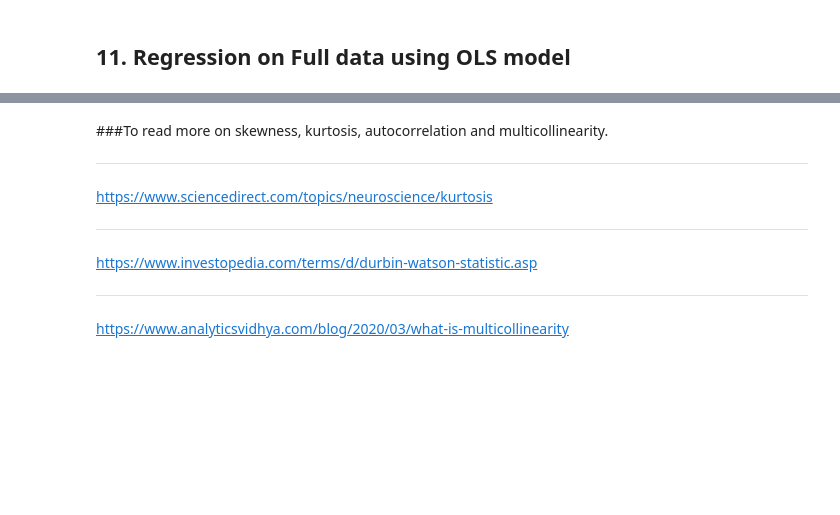
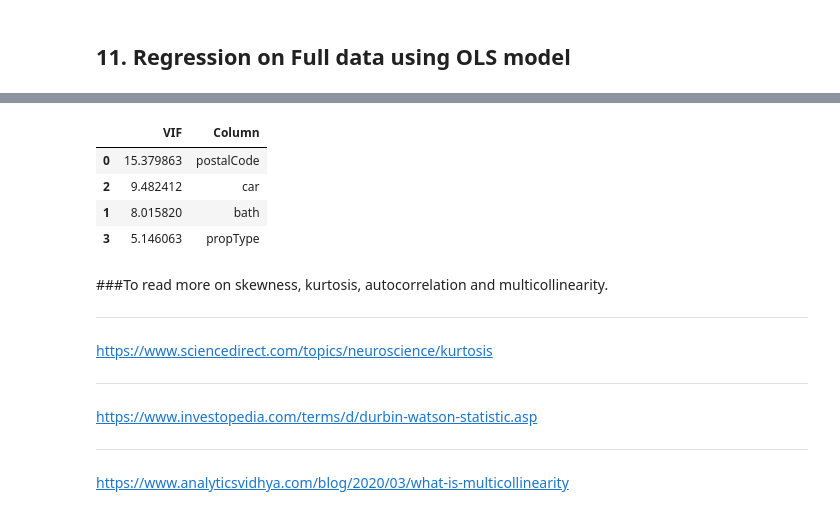
Before and after one commit to DLPY/Regression-Session-2, a Jupyter notebook: SydneyHousePrices_MultipleRegression.ipynb, the cells around one changed output, grey strips where cells are left out. Saved outputs shown, nothing was run; the diff lists cells and outputs as text; code cells hidden in the pictures; blank space fills up the shorter version.

```diff
--- a/SydneyHousePrices_MultipleRegression.ipynb
+++ b/SydneyHousePrices_MultipleRegression.ipynb
@@ -168,3 +356,16 @@ print(Regression.summary())
+# %%
+from statsmodels.stats.outliers_influence import variance_inflation_factor
+VIF = df_no_outlier[list(df_no_outlier.columns[:-1])]
+vif_info = pd.DataFrame()
+vif_info['VIF'] = [variance_inflation_factor(VIF.values, i) for i in range(VIF.shape[1])]
+vif_info['Column'] = VIF.columns
+vif_info.sort_values('VIF', ascending=False)
+# %% [output]
+|  | VIF | Column |
+| 0 | 15.379863 | postalCode |
+| 2 | 9.482412 | car |
+| 1 | 8.015820 | bath |
+| 3 | 5.146063 | propType |
 # %% [markdown]
 ###To read more on skewness, kurtosis, autocorrelation and multicollinearity.
 
```
Also changed, not shown: parts of 38 cells of this notebook.
